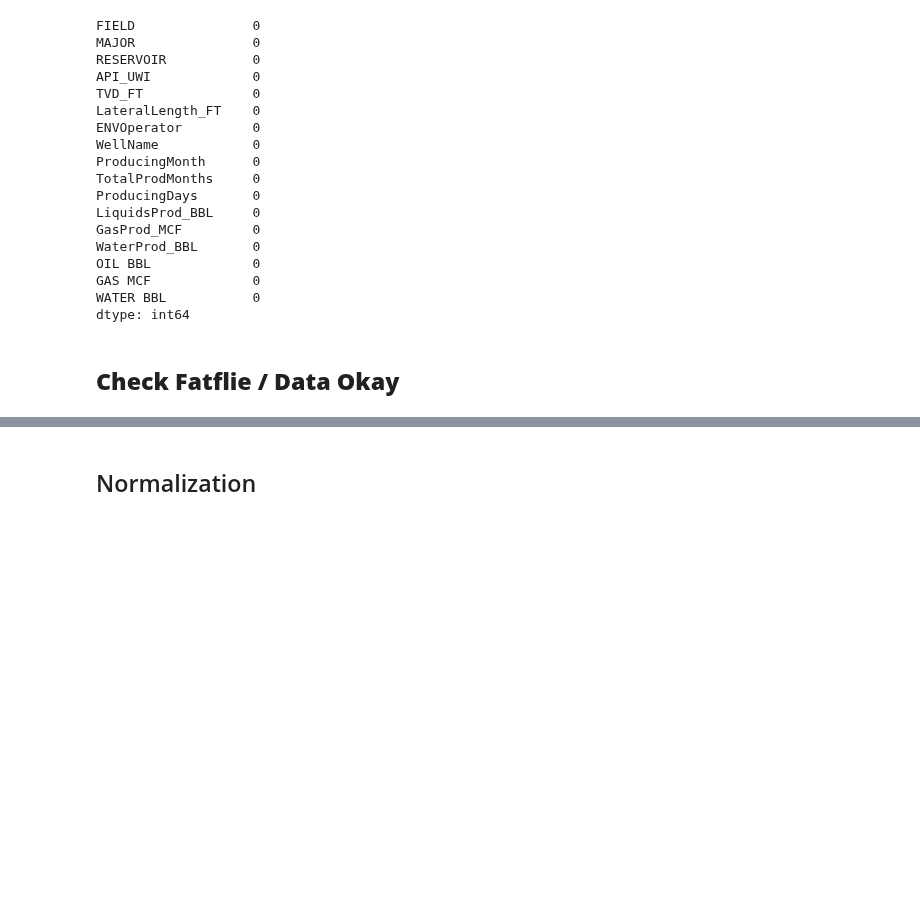
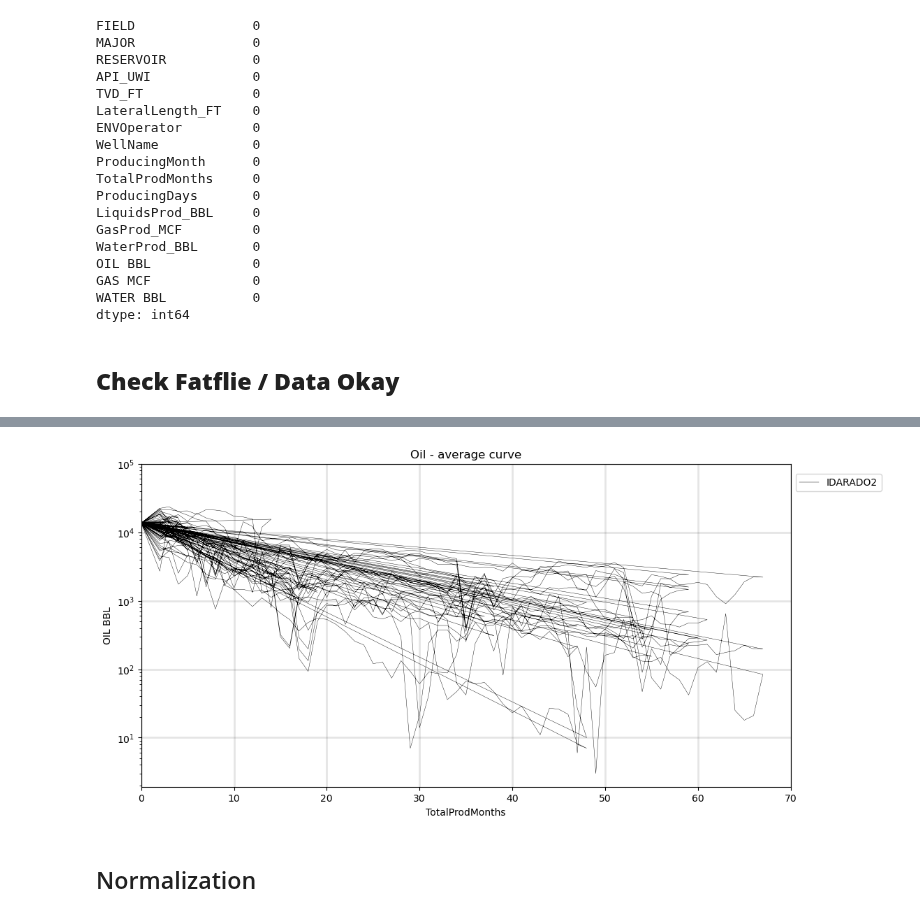
Before and after one commit to dasxgo/rocket-app, a Jupyter notebook: tap_rock_shlitz.ipynb, the cells around one changed output, grey strips where cells are left out. Drawn from its saved outputs; the diff is of its cells as text; code cells hidden in the pictures; blank space fills up the shorter version.

```diff
--- a/tap_rock_shlitz.ipynb
+++ b/tap_rock_shlitz.ipynb
@@ -274,0 +318,3 @@ df.head()
+# %%
+visualization = df_lss[['TotalProdMonths', 'OIL BBL']]
+visualization
@@ -274,0 +335,3 @@ df.head()
+# %%
+visualization.loc[visualization["TotalProdMonths"] <= 1, 'OIL BBL'] =  13643.270833
+visualization
@@ -274,0 +352,3 @@ df.head()
+# %%
+visualization.loc[visualization["TotalProdMonths"] <= 1, 'TotalProdMonths'] =  0
+visualization
@@ -275,2 +369,21 @@ df.head()
+# %%
+data = visualization
+x = 'TotalProdMonths'
+y = "OIL BBL"
+
+
+plt.figure(figsize=(12,6))
+plt.plot(x,y, label=field, data=data, linewidth=0.3, color="black", linestyle='-')
+plt.yscale('log')
+plt.title("Oil - average curve")
+plt.xlabel("TotalProdMonths")
+plt.ylabel("OIL BBL")
+plt.grid(visible=True, which='major', axis='both', alpha= 0.1, color = "black", linestyle = '-', linewidth = 2)
+plt.axis([0, 70, 0,100000])
+plt.legend(loc="lower left", bbox_to_anchor=(1,0.9))
+
+plt.show()
+# %% [output]
+[figure, added]
 # %% [markdown]
 ## Normalization
```
Also changed, not shown: parts of 14 cells of this notebook.
